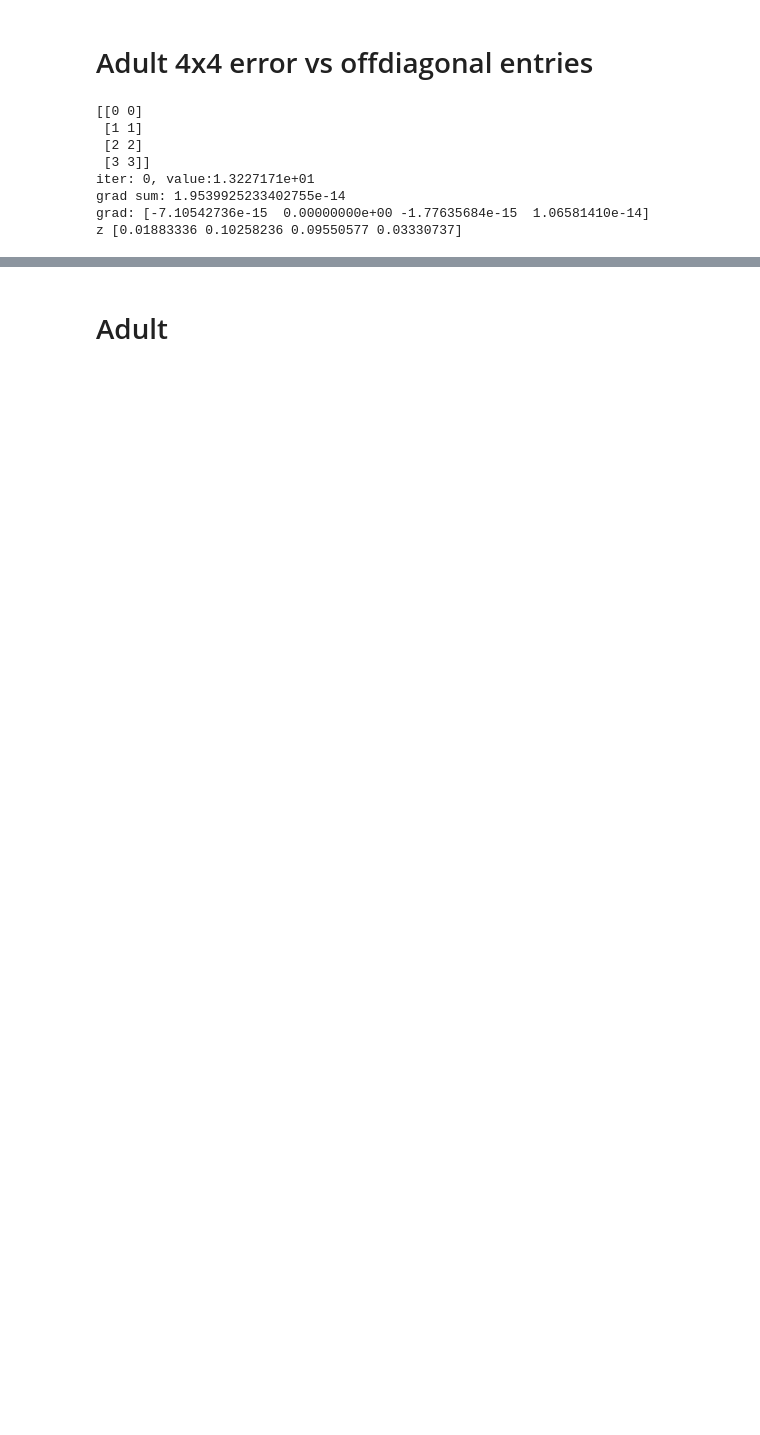
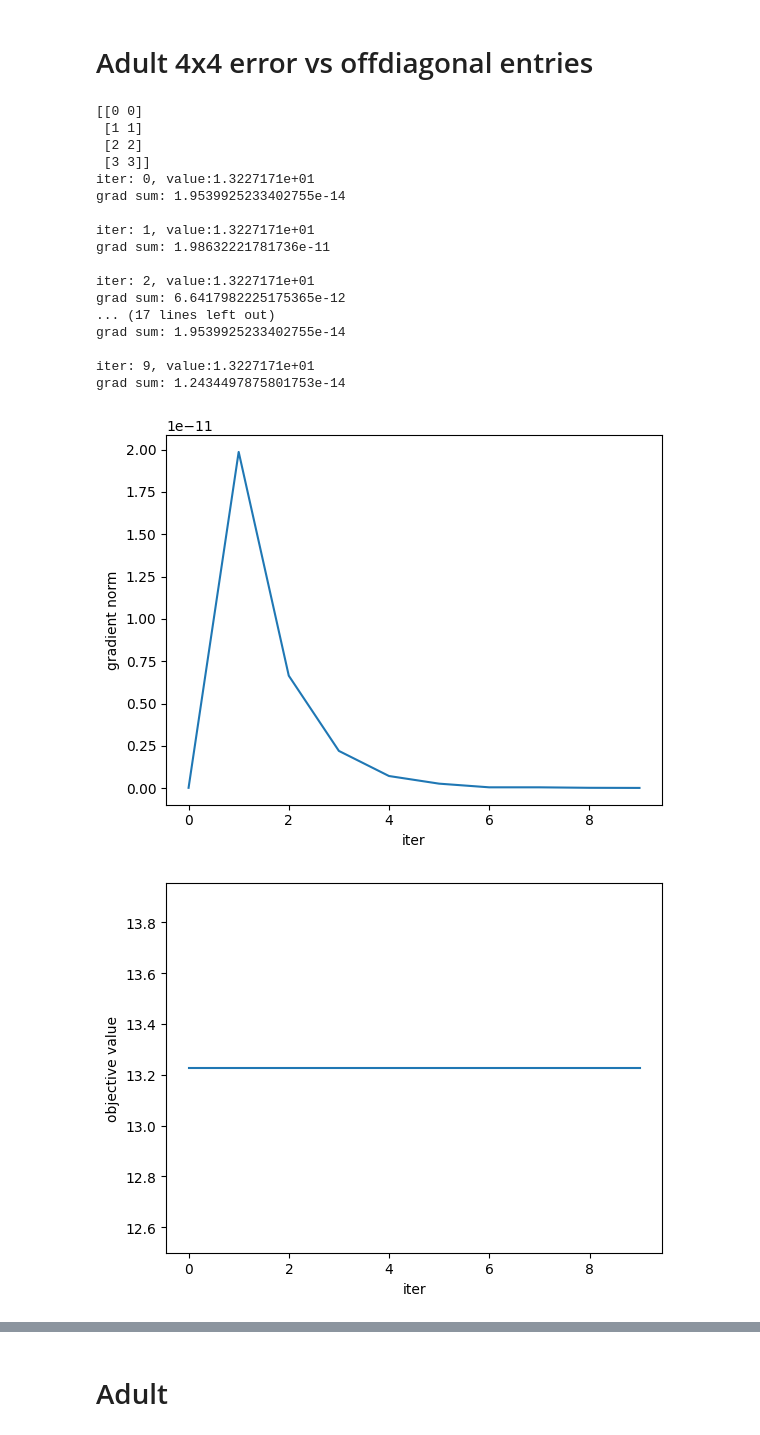
Before and after one commit to ceciliaferrando/private-ggm, a Jupyter notebook: PrivateGGM-notebook.ipynb, the cells around one changed output, grey strips where cells are left out. Drawn from its saved outputs; the diff is of its cells as text; code cells hidden in the pictures; blank space fills up the shorter version.

```diff
--- a/PrivateGGM-notebook.ipynb
+++ b/PrivateGGM-notebook.ipynb
@@ -477,13 +602,24 @@ def run_chain_case():
 # %% [markdown]
 # Adult 4x4 error vs offdiagonal entries
 # %%
-adult_d4_comparison([(1,0), (2,0), (2,1), (3,0), (3, 1), (3, 2)])
+results = adult_d4_comparison([(1, 0), (2, 0), (2, 1), (3, 0), (3, 1), (3, 2)])
 # %% [output]
 [[0 0]
  [1 1]
  [2 2]
  [3 3]]
 iter: 0, value:1.3227171e+01
 grad sum: 1.9539925233402755e-14
-grad: [-7.10542736e-15  0.00000000e+00 -1.77635684e-15  1.06581410e-14]
-z [0.01883336 0.10258236 0.09550577 0.03330737]
+
+iter: 1, value:1.3227171e+01
+grad sum: 1.98632221781736e-11
+
+iter: 2, value:1.3227171e+01
+grad sum: 6.6417982225175365e-12
+... (17 lines left out)
+grad sum: 1.9539925233402755e-14
+
+iter: 9, value:1.3227171e+01
+grad sum: 1.2434497875801753e-14
+[figure, added]
+[figure, added]
```
Also changed, not shown: parts of 10 cells of this notebook.
